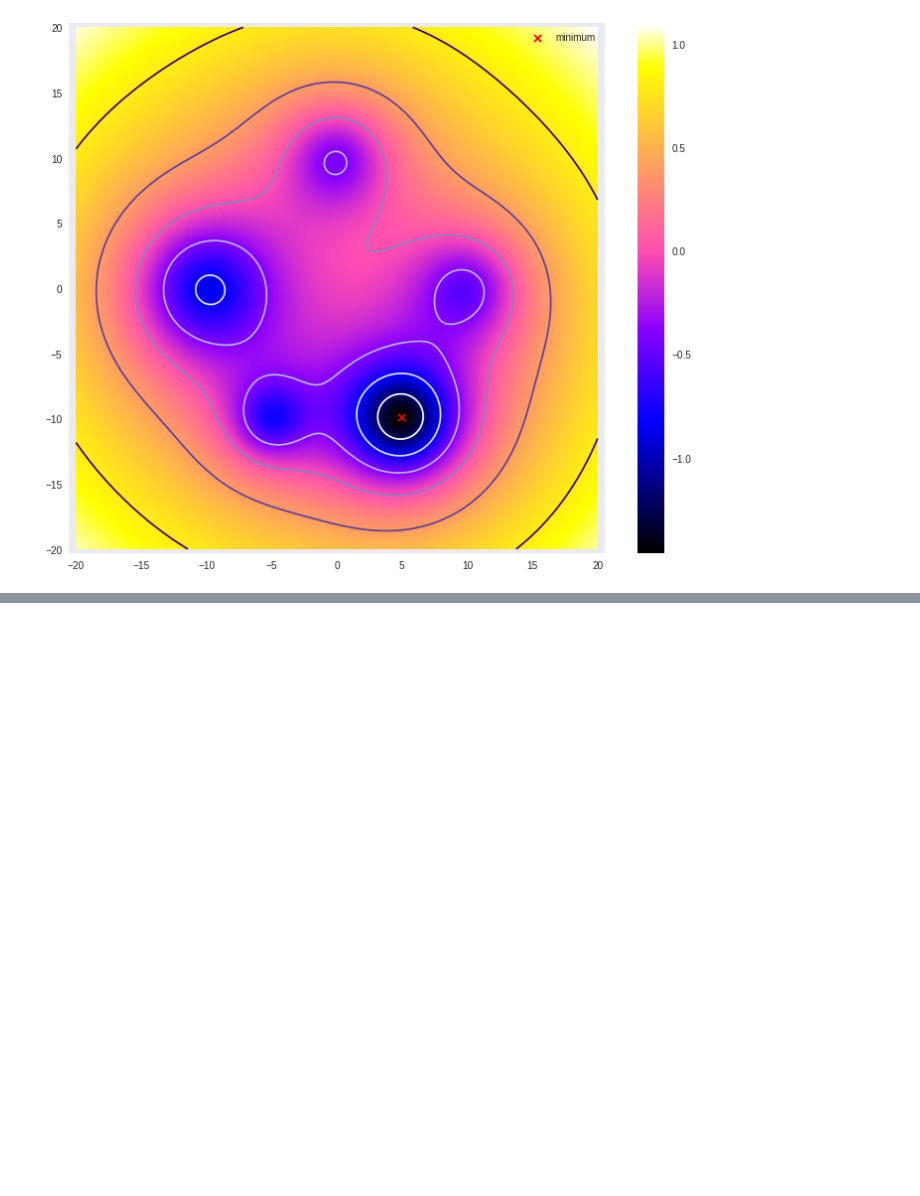
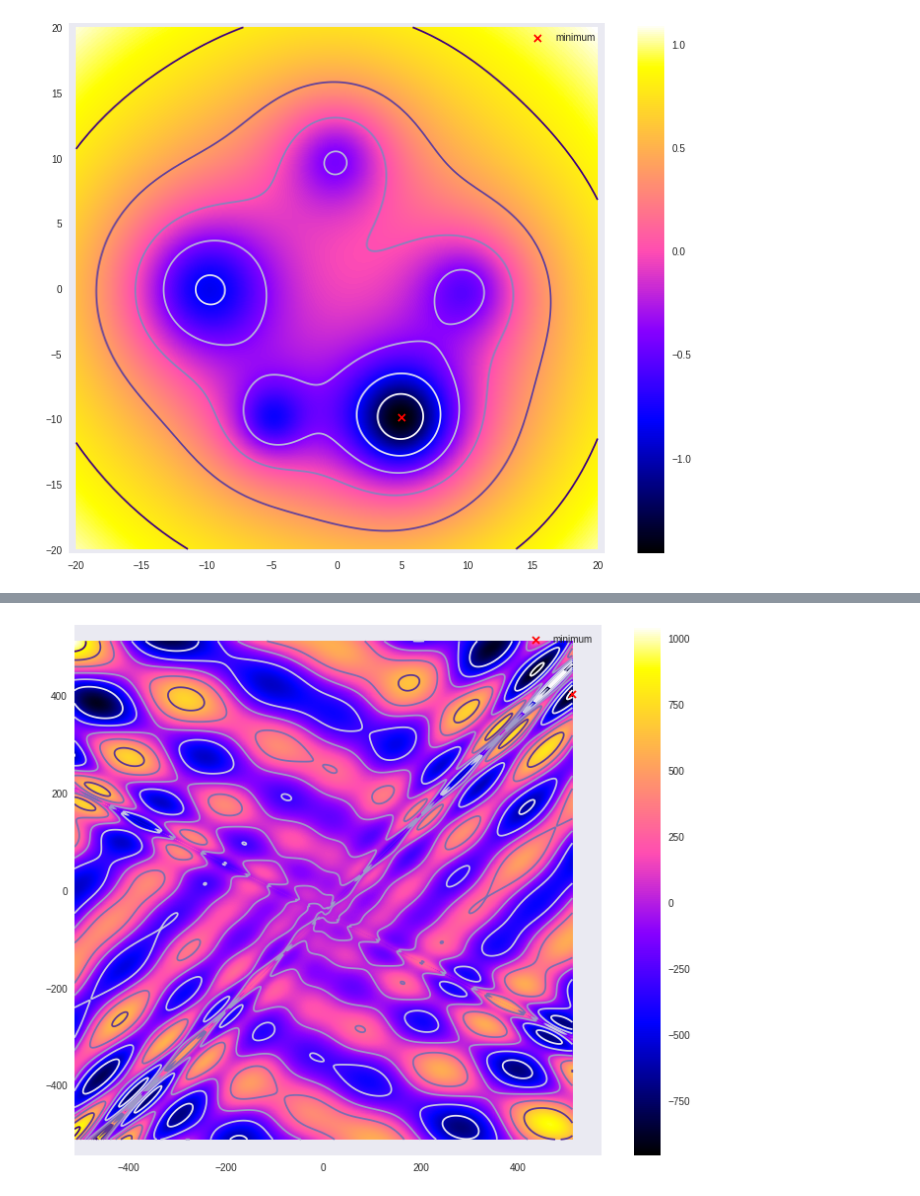
Before and after one commit to mesomesomeso14/optimization_bench, a Jupyter notebook: skopt_test.ipynb, the cells around one changed output, grey strips where cells are left out. Cells and saved outputs as stored; diff of their text form; code cells hidden in the pictures; blank space fills up the shorter version.

```diff
--- a/skopt_test.ipynb
+++ b/skopt_test.ipynb
@@ -108,0 +136,11 @@ array([[<matplotlib.axes._subplots.AxesSubplot object at 0x...>,
+# %%
+class eggholder:
+  xarea, yarea = [-512, 512], [-512, 512]
+  xminp, yminp = [512], [404.2319]
+  fmin = -959.6407
+  def func(a,b):
+    return -1 * (b + 47) * np.sin(np.sqrt(np.abs(b + a / 2 + 47))) - a * np.sin(np.sqrt(np.abs(a - (b + 47))))
+
+plotfunc(eggholder.func, eggholder.xarea, eggholder.yarea, eggholder.xminp, eggholder.yminp)
+# %% [output]
+[figure, added]
```
Also changed, not shown: parts of 6 cells of this notebook.
